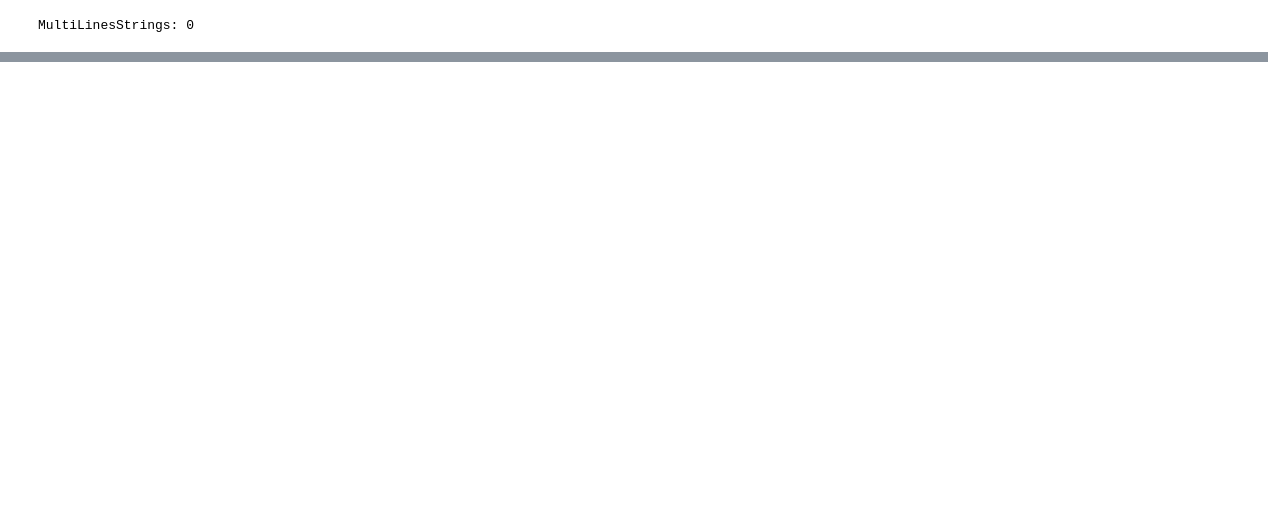
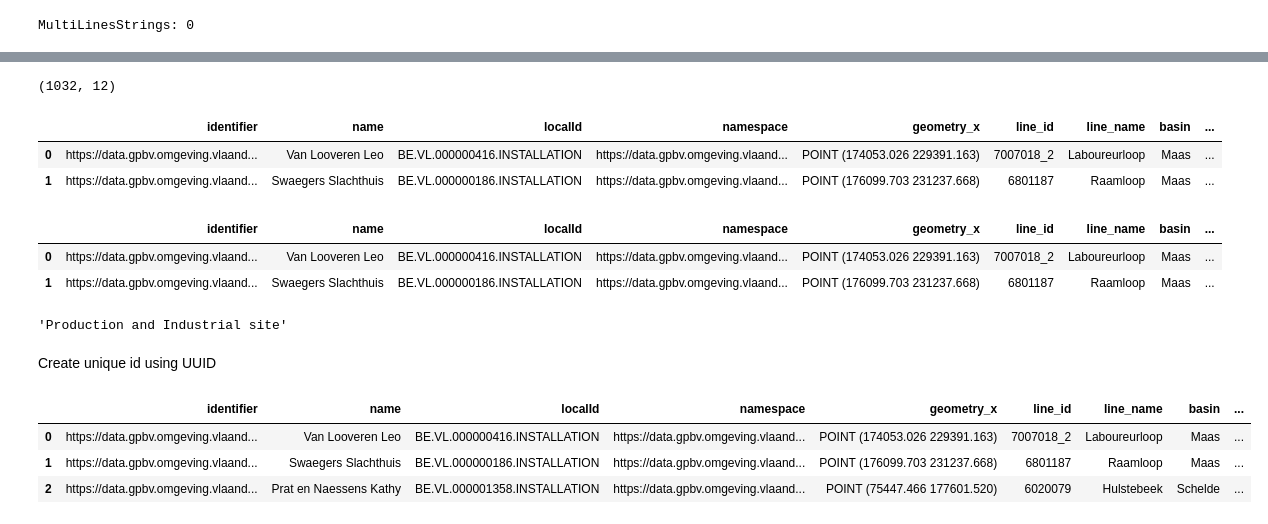
Before and after one commit to naomithiru/go-peg, a Jupyter notebook: notebooks/locations_of_interest_points.ipynb, the cells around one changed output, grey strips where cells are left out. Drawn from its saved outputs; the diff is of its cells as text; code cells hidden in the pictures; blank space fills up the shorter version.

```diff
--- a/notebooks/locations_of_interest_points.ipynb
+++ b/notebooks/locations_of_interest_points.ipynb
@@ -251,0 +195,41 @@ gdf_n.head(2)
+# %%
+gdf_filtered = gdf_n[gdf_n['distance'] < buffer_distance].reset_index(drop=True)
+print(gdf_filtered.shape)
+# gdf_filtered.head()
+# %% [output]
+(1032, 12)
+# %%
+def make_connection_lines(df, from_point, to_point):
+    lines = []
+    for index, row in df.iterrows():
+        p_1 = Point(row[from_point])
+        p_2 = Point(row[to_point])
+        intersect = LineString([p_1, p_2])
+        # linestring = loads(intersect)
+        lines.append(intersect)
+    return lines
+
+gdf_filtered['connection_lines'] = make_connection_lines(gdf_filtered, 'loc_nodes', 'geometry_x')
+gdf_filtered.head(2)
+# %% [output]
+|  | identifier | name | localId | namespace | geometry_x | line_id | line_name | basin | ... |
+| 0 | https://data.gpbv.omgeving.vlaand... | Van Looveren Leo | BE.VL.000000416.INSTALLATION | https://data.gpbv.omgeving.vlaand... | POINT (174053.026 229391.163) | 7007018_2 | Laboureurloop | Maas | ... |
+| 1 | https://data.gpbv.omgeving.vlaand... | Swaegers Slachthuis | BE.VL.000000186.INSTALLATION | https://data.gpbv.omgeving.vlaand... | POINT (176099.703 231237.668) | 6801187 | Raamloop | Maas | ... |
+# %%
+# def get_ref_distance(df, line_geom, point_geom):
+distances = []
+for row in gdf_filtered.iterrows():
+    dist = row[1]['geometry_y'].project(row[1]['loc_nodes'])
+    distances.append(dist)
+
+gdf_filtered['atPosition'] = distances
+# %%
+gdf_filtered.head(2)
+# %% [output]
+|  | identifier | name | localId | namespace | geometry_x | line_id | line_name | basin | ... |
+| 0 | https://data.gpbv.omgeving.vlaand... | Van Looveren Leo | BE.VL.000000416.INSTALLATION | https://data.gpbv.omgeving.vlaand... | POINT (174053.026 229391.163) | 7007018_2 | Laboureurloop | Maas | ... |
+| 1 | https://data.gpbv.omgeving.vlaand... | Swaegers Slachthuis | BE.VL.000000186.INSTALLATION | https://data.gpbv.omgeving.vlaand... | POINT (176099.703 231237.668) | 6801187 | Raamloop | Maas | ... |
+# %%
+object_type
+# %% [output]
+'Production and Industrial site'
@@ -251,0 +242,2 @@ gdf_n.head(2)
+# %% [markdown]
+Create unique id using UUID
@@ -251,0 +249,7 @@ gdf_n.head(2)
+# %%
+gdf_filtered.head(3)
+# %% [output]
+|  | identifier | name | localId | namespace | geometry_x | line_id | line_name | basin | ... |
+| 0 | https://data.gpbv.omgeving.vlaand... | Van Looveren Leo | BE.VL.000000416.INSTALLATION | https://data.gpbv.omgeving.vlaand... | POINT (174053.026 229391.163) | 7007018_2 | Laboureurloop | Maas | ... |
+| 1 | https://data.gpbv.omgeving.vlaand... | Swaegers Slachthuis | BE.VL.000000186.INSTALLATION | https://data.gpbv.omgeving.vlaand... | POINT (176099.703 231237.668) | 6801187 | Raamloop | Maas | ... |
+| 2 | https://data.gpbv.omgeving.vlaand... | Prat en Naessens Kathy | BE.VL.000001358.INSTALLATION | https://data.gpbv.omgeving.vlaand... | POINT (75447.466 177601.520) | 6020079 | Hulstebeek | Schelde | ... |
```
Also changed, not shown: parts of 51 cells of this notebook, 8 other files.
